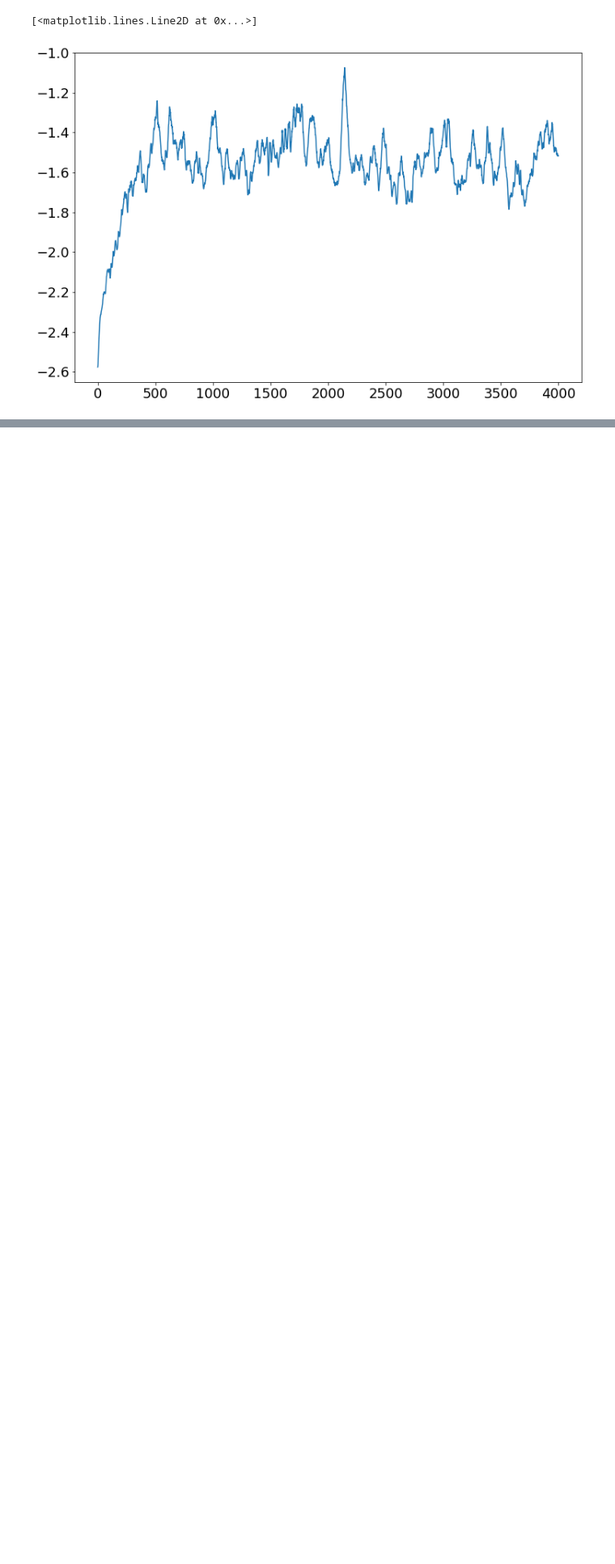
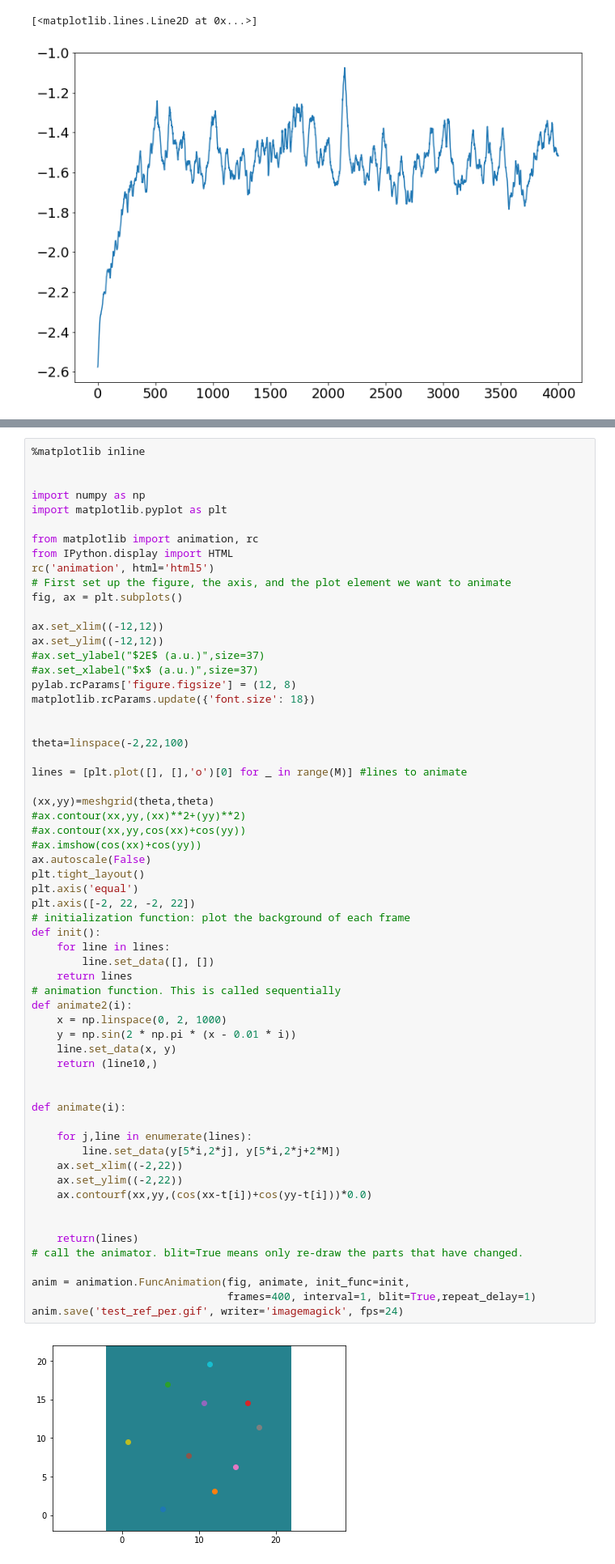
Before and after one commit to MendezV/Flocking_sim_scripts, a Jupyter notebook: Langevin.ipynb, the cells around one changed output, grey strips where cells are left out. Shown at 81% size. Cells and saved outputs as stored; diff of their text form; blank space fills up the shorter version.

```diff
--- a/Langevin.ipynb
+++ b/Langevin.ipynb
@@ -2063,0 +2384,63 @@ plot(-log10(Ene))
+# %%
+%matplotlib inline
+
+
+import numpy as np
+import matplotlib.pyplot as plt
+
+from matplotlib import animation, rc
+from IPython.display import HTML
+rc('animation', html='html5')
+# First set up the figure, the axis, and the plot element we want to animate
+fig, ax = plt.subplots()
+
+ax.set_xlim((-12,12))
+ax.set_ylim((-12,12))
+#ax.set_ylabel("$2E$ (a.u.)",size=37)
+#ax.set_xlabel("$x$ (a.u.)",size=37)
+pylab.rcParams['figure.figsize'] = (12, 8)
+matplotlib.rcParams.update({'font.size': 18})
+
+
+theta=linspace(-2,22,100)
+
+lines = [plt.plot([], [],'o')[0] for _ in range(M)] #lines to animate
+
+(xx,yy)=meshgrid(theta,theta)
+#ax.contour(xx,yy,(xx)**2+(yy)**2)
+#ax.contour(xx,yy,cos(xx)+cos(yy))
+#ax.imshow(cos(xx)+cos(yy))
+ax.autoscale(False)
+plt.tight_layout()
+plt.axis('equal')
+plt.axis([-2, 22, -2, 22])
+# initialization function: plot the background of each frame
+def init():
+    for line in lines:
+        line.set_data([], [])
+    return lines
+# animation function. This is called sequentially
+def animate2(i):
+    x = np.linspace(0, 2, 1000)
+    y = np.sin(2 * np.pi * (x - 0.01 * i))
+    line.set_data(x, y)
+    return (line10,)
+
+
+def animate(i):
+
+    for j,line in enumerate(lines):
+        line.set_data(y[5*i,2*j], y[5*i,2*j+2*M])
+    ax.set_xlim((-2,22))
+    ax.set_ylim((-2,22))
+    ax.contourf(xx,yy,(cos(xx-t[i])+cos(yy-t[i]))*0.0)
+
+
+    return(lines)
+# call the animator. blit=True means only re-draw the parts that have changed.
+
+anim = animation.FuncAnimation(fig, animate, init_func=init,
+                               frames=400, interval=1, blit=True,repeat_delay=1)
+anim.save('test_ref_per.gif', writer='imagemagick', fps=24)
+# %% [output]
+[figure, added]
```
Also changed, not shown: parts of 4 cells of this notebook, 6 other files.
